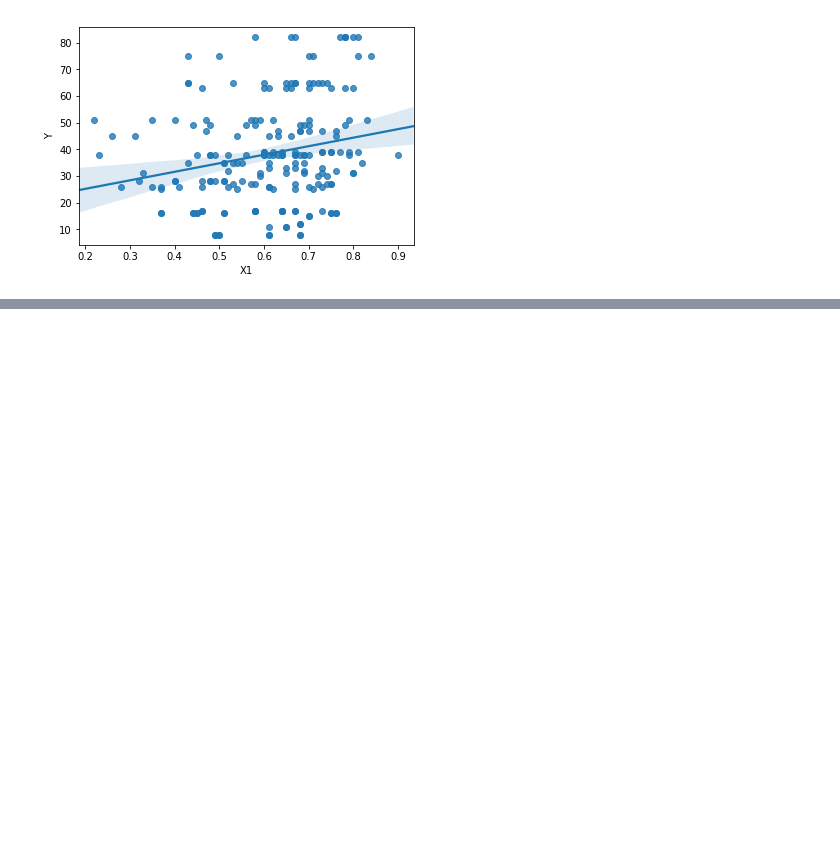
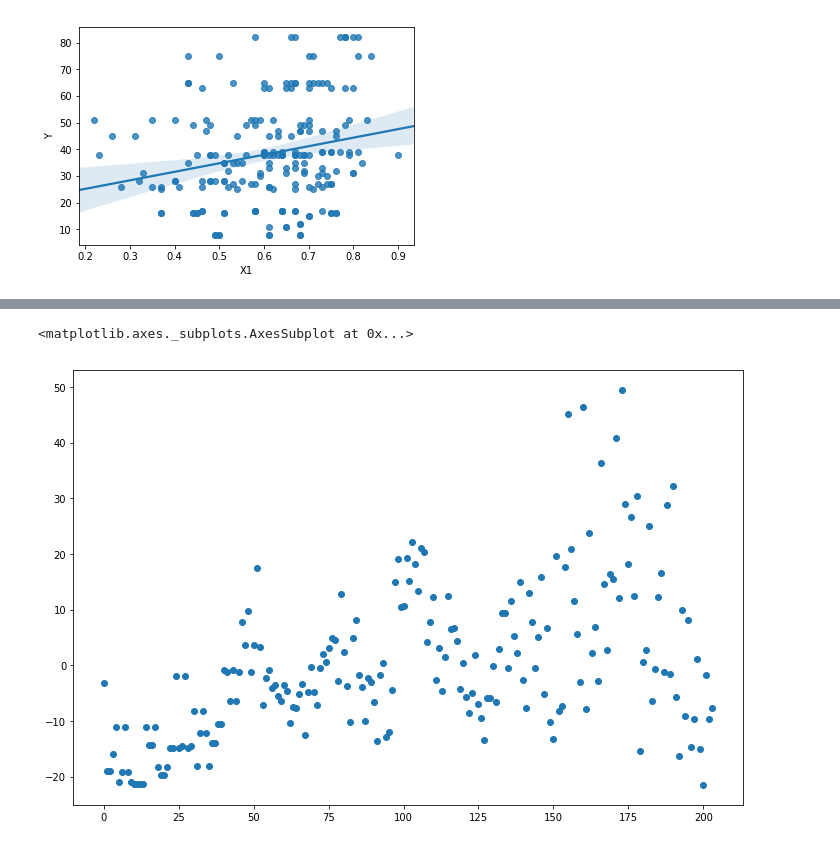
Before and after one commit to filippomedri/nextsuperhero, a Jupyter notebook: regression.ipynb, the cells around one changed output, grey strips where cells are left out. Cells and saved outputs as stored; diff of their text form; code cells hidden in the pictures; blank space fills up the shorter version.

```diff
--- a/regression.ipynb
+++ b/regression.ipynb
@@ -94,0 +223,2 @@ sns.regplot(model_df.X1, model_df.Y)
+# %%
+result4 = sm.ols(formula="Y ~ X1*X5 + X4*X5 + X2*X3 + X3+X4+X5+X7+X8 ", data=model_df).fit()
@@ -94,0 +269,5 @@ sns.regplot(model_df.X1, model_df.Y)
+# %%
+result4.resid.plot(style='o', figsize=(12,8))
+# %% [output]
+<matplotlib.axes._subplots.AxesSubplot at 0x...>
+[figure, added]
```
Also changed, not shown: parts of 13 cells of this notebook, 6 other files.
